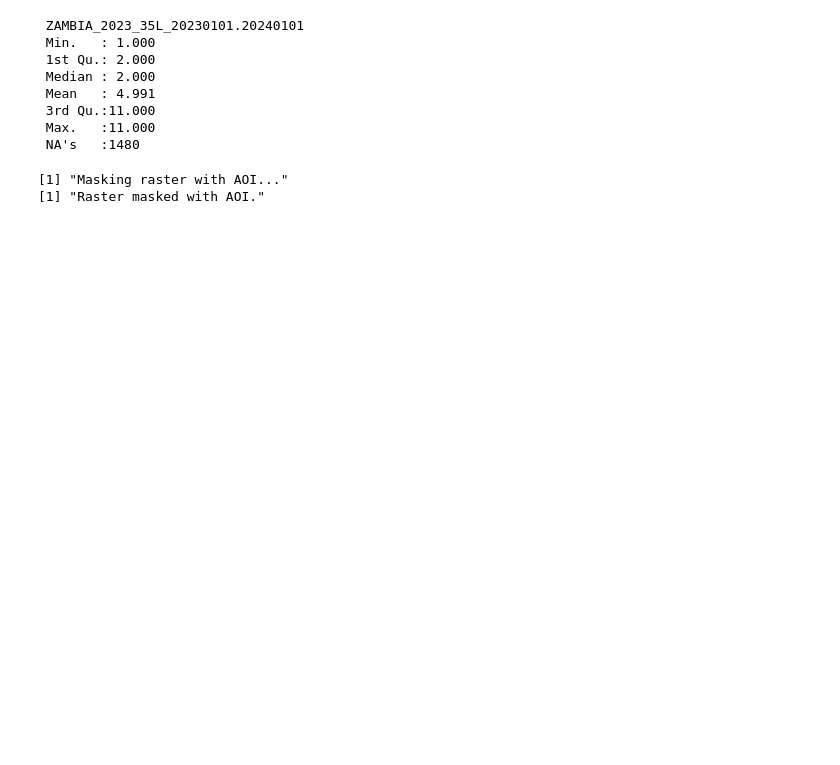
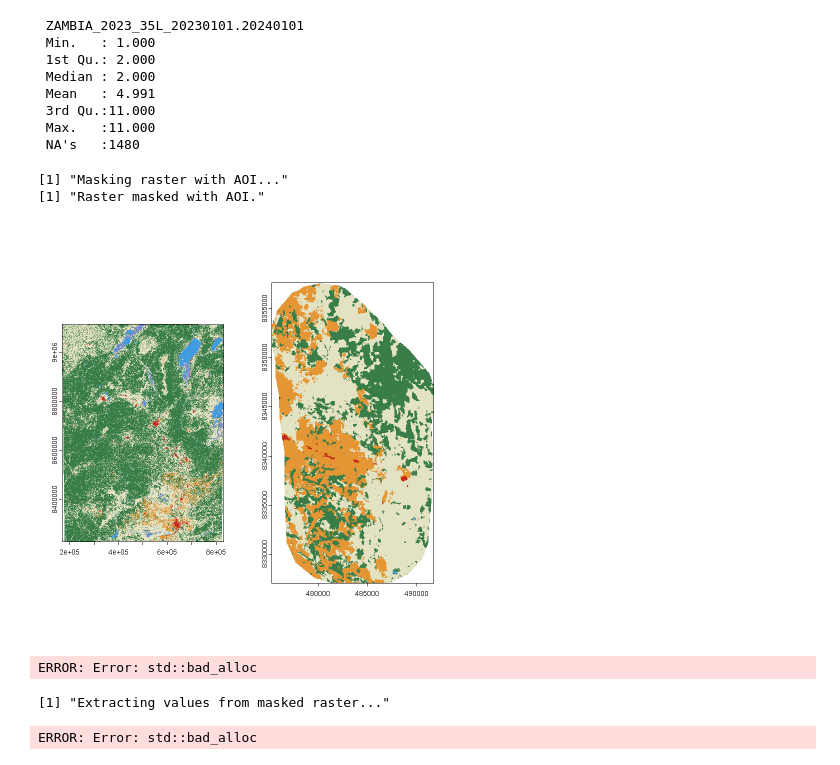
Before and after one commit to SensingClues/correlaid-environmental-time-series, a Jupyter notebook: notebooks/explore_lulc_R.ipynb, the cells around one changed output. Cells and saved outputs as stored; diff of their text form; code cells hidden in the pictures; blank space fills up the shorter version.

```diff
--- a/notebooks/explore_lulc_R.ipynb
+++ b/notebooks/explore_lulc_R.ipynb
@@ -188,6 +100,27 @@ print("Raster masked with AOI.")
 # %% [output]
 [1] "Masking raster with AOI..."
 [1] "Raster masked with AOI."
+# %%
+# Get the bounding box of the AOI
+bbox <- sf::st_bbox(vect(aoi))
+# %%
+par(mfrow=c(1,2))
+plot(raster)
+plot(masked_raster, xlim = c(bbox["xmin"], bbox["xmax"]), ylim = c(bbox["ymin"], bbox["ymax"]))
+# %% [output]
+[figure, added]
+# %%
+cell_count <- sum(!is.na(values(masked_raster)))
+print(cell_count)
+# %% [output]
+ERROR: Error: std::bad_alloc
+# %%
+# Get the values from the masked raster and filter out NA values
+print("Extracting values from masked raster...")
+vals <- raster::values(masked_raster)
+# %% [output]
+[1] "Extracting values from masked raster..."
+ERROR: Error: std::bad_alloc
 # %%
 # Get the values from the masked raster and filter out NA values
 print("Extracting values from masked raster...")
```
Also changed, not shown: parts of 8 cells of this notebook.
